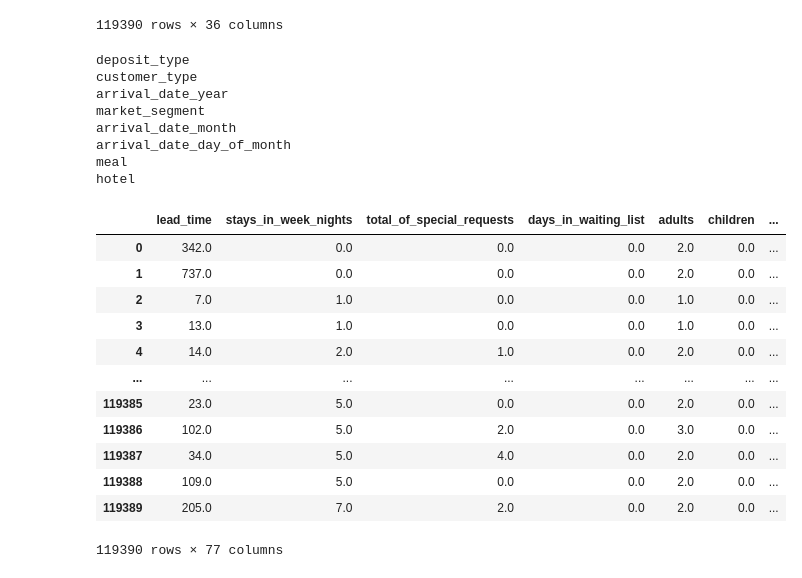
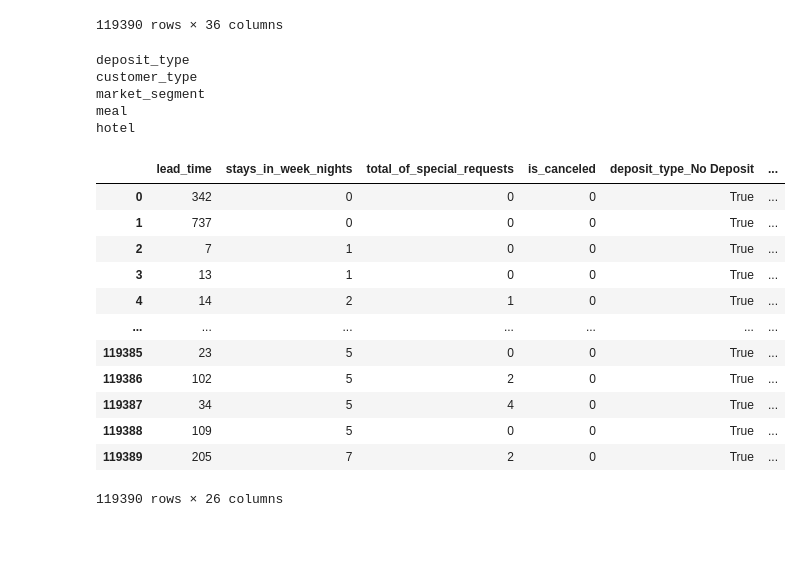
Before and after one commit to fourlex/osda_hw3, a Jupyter notebook: hotel_preprocessing.ipynb, the cells around one changed output. Saved outputs shown, nothing was run; the diff lists cells and outputs as text; code cells hidden in the pictures; blank space fills up the shorter version.

```diff
--- a/hotel_preprocessing.ipynb
+++ b/hotel_preprocessing.ipynb
@@ -25,10 +28,10 @@ with pd.option_context('display.max_columns', None):
 categorical = [
     'deposit_type',
     'customer_type',
-    'arrival_date_year',
+    # 'arrival_date_year',
     'market_segment',
-    'arrival_date_month',
-    'arrival_date_day_of_month',
+    # 'arrival_date_month',
+    # 'arrival_date_day_of_month',
     'meal',
     'hotel'
 ]
@@ -37,45 +40,42 @@ numeric = {
     'lead_time': [-0.01, 100, 200, 400, np.inf],
     'stays_in_week_nights': [-0.01, 3, np.inf],
     'total_of_special_requests': [-0.01, 1, np.inf],
-    'days_in_waiting_list': [-0.01, 1, np.inf],
-    'adults': [-0.01, 1, np.inf],
-    'children': [-0.01, 0, np.inf],
-    'babies': [-0.01, 0, np.inf],
-    'booking_changes': [-0.01, 0, np.inf],
+    # 'days_in_waiting_list': [-0.01, 1, np.inf],
+    # 'adults': [-0.01, 1, np.inf],
+    # 'children': [-0.01, 0, np.inf],
+    # 'babies': [-0.01, 0, np.inf],
+    # 'booking_changes': [-0.01, 0, np.inf],
 }
 # %%
 df = df[categorical + list(numeric.keys()) + ['is_canceled']]
 
 for col in categorical:
     print(col)
     binarized = pd.get_dummies(df[col], prefix=col)
     df = df.join(binarized).drop(columns=[col])
 
-df = df.astype(float)
+# df = df.astype(float)
 with pd.option_context('display.max_columns', None):
     display(df)
 # %% [output]
 deposit_type
 customer_type
-arrival_date_year
 market_segment
-arrival_date_month
-arrival_date_day_of_month
 meal
 hotel
-|  | lead_time | stays_in_week_nights | total_of_special_requests | days_in_waiting_list | adults | children | ... |
-| 0 | 342.0 | 0.0 | 0.0 | 0.0 | 2.0 | 0.0 | ... |
-| 1 | 737.0 | 0.0 | 0.0 | 0.0 | 2.0 | 0.0 | ... |
-| 2 | 7.0 | 1.0 | 0.0 | 0.0 | 1.0 | 0.0 | ... |
-| 3 | 13.0 | 1.0 | 0.0 | 0.0 | 1.0 | 0.0 | ... |
-| 4 | 14.0 | 2.0 | 1.0 | 0.0 | 2.0 | 0.0 | ... |
-| ... | ... | ... | ... | ... | ... | ... | ... |
-| 119385 | 23.0 | 5.0 | 0.0 | 0.0 | 2.0 | 0.0 | ... |
-| 119386 | 102.0 | 5.0 | 2.0 | 0.0 | 3.0 | 0.0 | ... |
-| 119387 | 34.0 | 5.0 | 4.0 | 0.0 | 2.0 | 0.0 | ... |
-| 119388 | 109.0 | 5.0 | 0.0 | 0.0 | 2.0 | 0.0 | ... |
-| 119389 | 205.0 | 7.0 | 2.0 | 0.0 | 2.0 | 0.0 | ... |
+|  | lead_time | stays_in_week_nights | total_of_special_requests | is_canceled | deposit_type_No Deposit | ... |
+| 0 | 342 | 0 | 0 | 0 | True | ... |
+| 1 | 737 | 0 | 0 | 0 | True | ... |
+| 2 | 7 | 1 | 0 | 0 | True | ... |
+| 3 | 13 | 1 | 0 | 0 | True | ... |
+| 4 | 14 | 2 | 1 | 0 | True | ... |
+| ... | ... | ... | ... | ... | ... | ... |
+| 119385 | 23 | 5 | 0 | 0 | True | ... |
+| 119386 | 102 | 5 | 2 | 0 | True | ... |
+| 119387 | 34 | 5 | 4 | 0 | True | ... |
+| 119388 | 109 | 5 | 0 | 0 | True | ... |
+| 119389 | 205 | 7 | 2 | 0 | True | ... |
-119390 rows × 77 columns
+119390 rows × 26 columns
 # %%
 hotel_X = df.drop(columns=['is_canceled'])
 hotel_y = df['is_canceled']
```
Also changed, not shown: parts of 4 cells of this notebook, 27 other files.
